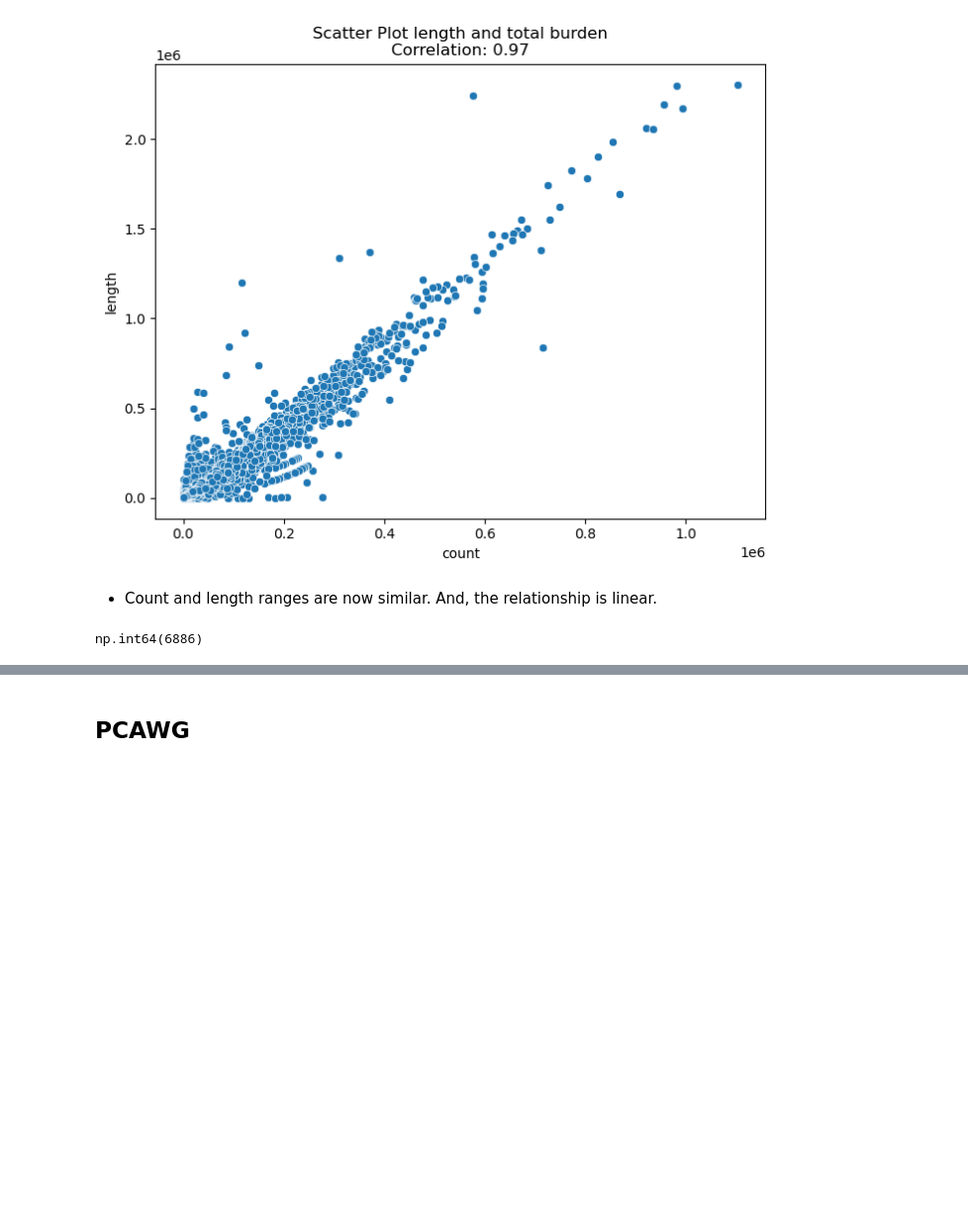
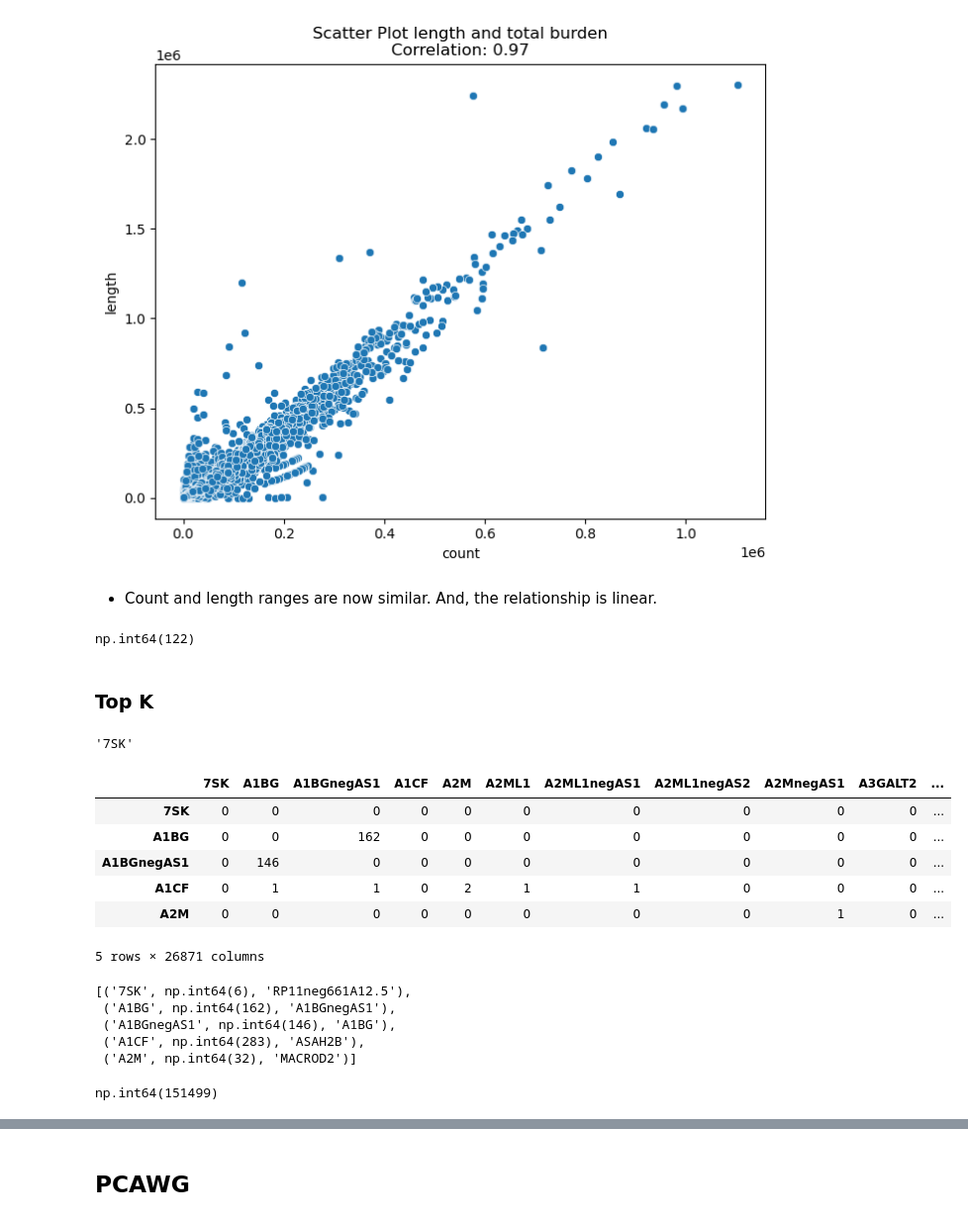
Before and after one commit to jakekrol/genefusion, a Jupyter notebook: scripts/python/prostate_analysis.ipynb, the cells around one changed output, grey strips where cells are left out. Shown: that part at 99% size. Cells and saved outputs as stored; diff of their text form; code cells hidden in the pictures; blank space fills up the shorter version.

```diff
--- a/scripts/python/prostate_analysis.ipynb
+++ b/scripts/python/prostate_analysis.ipynb
@@ -109,7 +115,7 @@ df_genes.head()
 # %%
 #dir_pcawg = '/data/jake/genefusion/data/2024_10_31-fusions'
 dir_1kg = '/data/jake/genefusion/data/2024_11_01-fusions-1kg'
-dir_1kg_fusions = os.path.join(dir_1kg, 'fusions')
+dir_1kg_fusions = os.path.join(dir_1kg, 'fusions_cln')
 # %%
 os.listdir(dir_1kg_fusions)[0:5]
 # %% [output]
@@ -548,5 +560,6 @@ empty_genes[:5]
 ['SRPX', 'TAF7L', 'FAM197Y8', 'NXF2', 'NAA10']
 # %%
+cpus = 64
 with mp.Pool(processes=cpus) as pool:
     gene_var_pairs = pool.map(count_gene_var_pairs, fusionfiles_not_empty)
 # %%
@@ -582,0 +579,9 @@ for n in names.items():
+# %%
+def compute_row(gene_var_pairs_ser):
+    source = gene_var_pairs_ser.name
+    blank = pd.Series(0, index=GENES, dtype=np.int64)
+    for target, count in gene_var_pairs_ser.items():
+        blank.loc[target] += count
+    blank.name = source
+    return blank
+compute_row(gene_var_pairs[0]).head()
@@ -597,3 +609,8 @@ for source in gene_var_pairs:
 # %%
-A.to_csv('/data/jake/genefusion/data/1kg-gene_var_pairs.csv',sep='\t')
+cpus=64
+with mp.Pool(cpus) as pool:
+    results = pool.map(compute_row, gene_var_pairs)
+H = pd.DataFrame(results)
+H.sort_index(inplace=True)
+H.to_csv('/data/jake/genefusion/data/1kg-gene_var_pairs.csv',sep='\t')
 # %%
@@ -1094,7 +1082,42 @@ plt.show()
 [figure]
 # %% [markdown]
 - Count and length ranges are now similar. And, the relationship is linear.
-# %%
-df_1kg_gp_var.loc[:,'TSPY1'].sum()
-# %% [output]
-np.int64(6886)
+# %%
+# fusion common in healthy population
+df_1kg_gp_var.loc['GPR128', 'TFG']
+df_1kg_gp_var.loc['TFG', 'GPR128']
+# %% [output]
+np.int64(122)
+# %% [markdown]
+### Top K
+# %%
+H.index[0]
+# %% [output]
+'7SK'
+# %%
+H_no_diag = H.copy()
+for g in H_no_diag.index:
+    H_no_diag.loc[g,g] = 0
+H_no_diag.head()
+# %% [output]
+|  | 7SK | A1BG | A1BGnegAS1 | A1CF | A2M | A2ML1 | A2ML1negAS1 | A2ML1negAS2 | A2MnegAS1 | A3GALT2 | ... |
+| 7SK | 0 | 0 | 0 | 0 | 0 | 0 | 0 | 0 | 0 | 0 | ... |
+| A1BG | 0 | 0 | 162 | 0 | 0 | 0 | 0 | 0 | 0 | 0 | ... |
+| A1BGnegAS1 | 0 | 146 | 0 | 0 | 0 | 0 | 0 | 0 | 0 | 0 | ... |
+| A1CF | 0 | 1 | 1 | 0 | 2 | 1 | 1 | 0 | 0 | 0 | ... |
+| A2M | 0 | 0 | 0 | 0 | 0 | 0 | 0 | 0 | 1 | 0 | ... |
+5 rows × 26871 columns
+# %%
+cpus=64
+def compute_max_row_H(i):
+    return H_no_diag.index[i], H_no_diag.iloc[i,:].max(), H_no_diag.iloc[i,:].idxmax()
+compute_max_row_H(0)
+with mp.Pool(cpus) as pool:
+    H_max_rows = pool.map(compute_max_row_H, range(H_no_diag.shape[0]))
+H_max_rows[0:5]
+# %% [output]
+[('7SK', np.int64(6), 'RP11neg661A12.5'),
+ ('A1BG', np.int64(162), 'A1BGnegAS1'),
+ ('A1BGnegAS1', np.int64(146), 'A1BG'),
+ ('A1CF', np.int64(283), 'ASAH2B'),
+ ('A2M', np.int64(32), 'MACROD2')]
@@ -1100,0 +1127,4 @@ np.int64(6886)
+# %%
+H_no_diag.loc['PTPRN2', 'PTPRN2']
+# %% [output]
+np.int64(151499)
```
Also changed, not shown: parts of 64 cells of this notebook.
